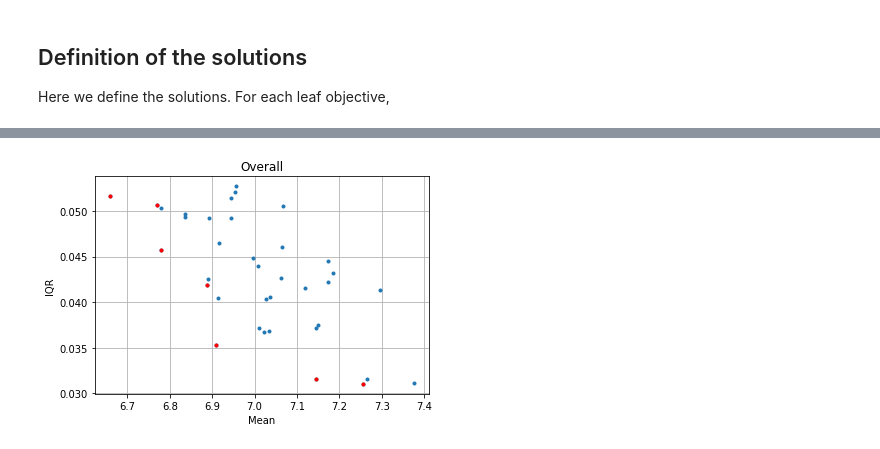
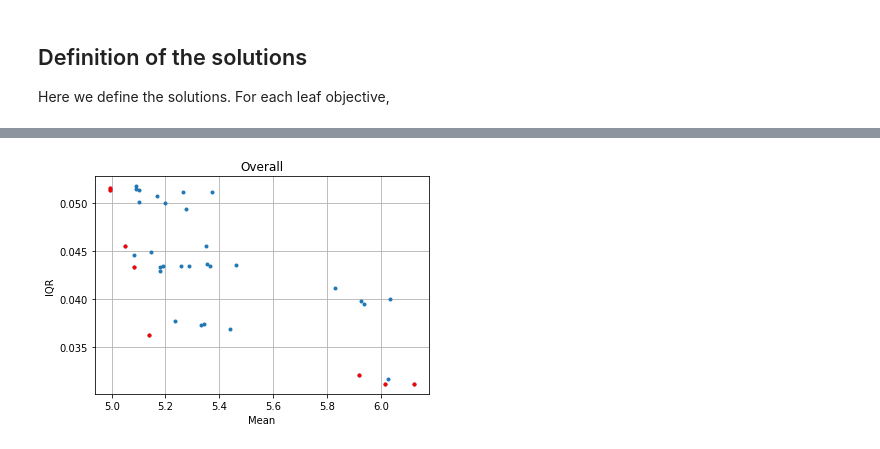
Before and after one commit to j-chacon/decisi-o-rama, a Jupyter notebook: examples/Example_2.ipynb, the cells around one changed output, grey strips where cells are left out. Drawn from its saved outputs; the diff is of its cells as text; code cells hidden in the pictures.

```diff
--- a/examples/Example_2.ipynb
+++ b/examples/Example_2.ipynb
@@ -77,7 +77,7 @@ savings = [ri.Uniform(1.8, 2.2).get,
 # Overall
 overall = None
 # %%
-n = 100000
+n = 10000
 
 obj_p = Objective(
         name = 'p',
@@ -116,7 +116,7 @@ obj_climate = Objective(
         utility_pars = [0.0, ],
         aggregation_func = aggregate.additive,
         aggregation_pars = None,
-        maximise = False)
+        maximise = True)
 
 obj_savings = Objective(
         name = 'savings',
@@ -129,7 +129,7 @@ obj_savings = Objective(
         utility_pars = [0.0, ],
         aggregation_func = aggregate.additive,
         aggregation_pars = None,
-        maximise = False)
+        maximise = True)
 
 obj_overall = Objective(
         name = 'overall',
@@ -162,0 +163,9 @@ plt.show()
+# %%
+# test the problem solutions
+# x = [0,0,0,0,0,0,0,0,0]
+x = [1,1,1,1,1,1,1,1,1]
+plt.hist(obj_savings.get_value(x))
+plt.grid()
+plt.title('Savings')
+plt.xlabel('Utility')
+plt.show()
@@ -215,20 +226,20 @@ inps = np.array(filter_inps(inp_comb))
 res = np.array(list(map(obj_overall.get_value, inps)))
 # %%
 # Evaluate the solutions
-ee = Evaluator(inps, res)
-ee.add_function(ranker.mean, minimize=True)
-ee.add_function(ranker.iqr, minimize=True)
+ev_overall = Evaluator(inps, res)
+ev_overall.add_function(ranker.mean, minimize=True)
+ev_overall.add_function(ranker.iqr, minimize=True)
 
 # ee.get_pareto_solutions()
-par_sols = ee.get_pareto_solutions()
+par_sols = ev_overall.get_pareto_solutions()
 
 # Plot the pareto solutions for the overall objective
 plt.plot(ranker.mean(res), ranker.iqr(res), '.')
 plt.plot(ranker.mean(res)[par_sols], ranker.iqr(res)[par_sols], '.r')
 plt.title('Overall')
 plt.xlabel('Mean')
 plt.ylabel('IQR')
 plt.grid()
 plt.show()
 # %% [output]
-[figure, old version]
+[figure, new version]
```
Also changed, not shown: parts of 4 cells of this notebook.
